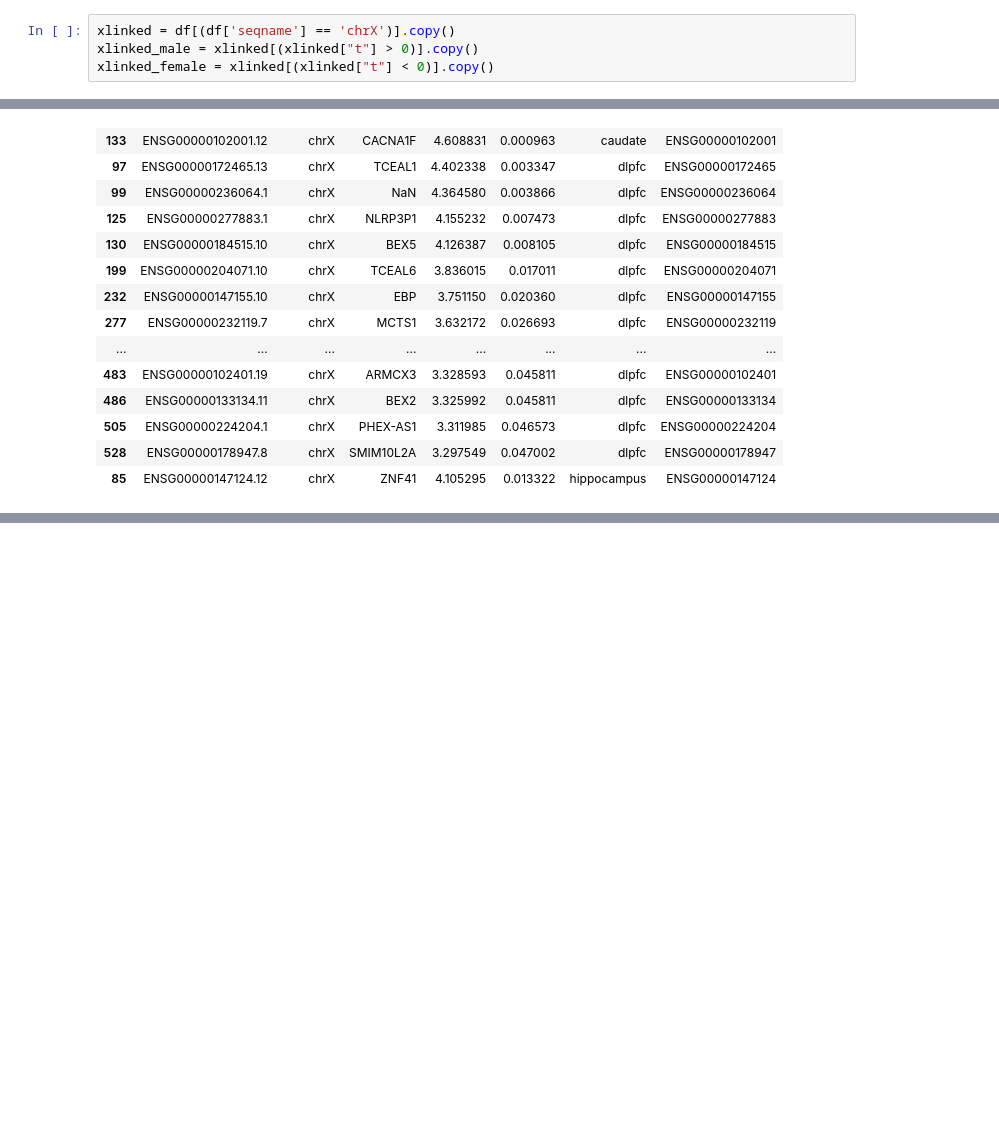
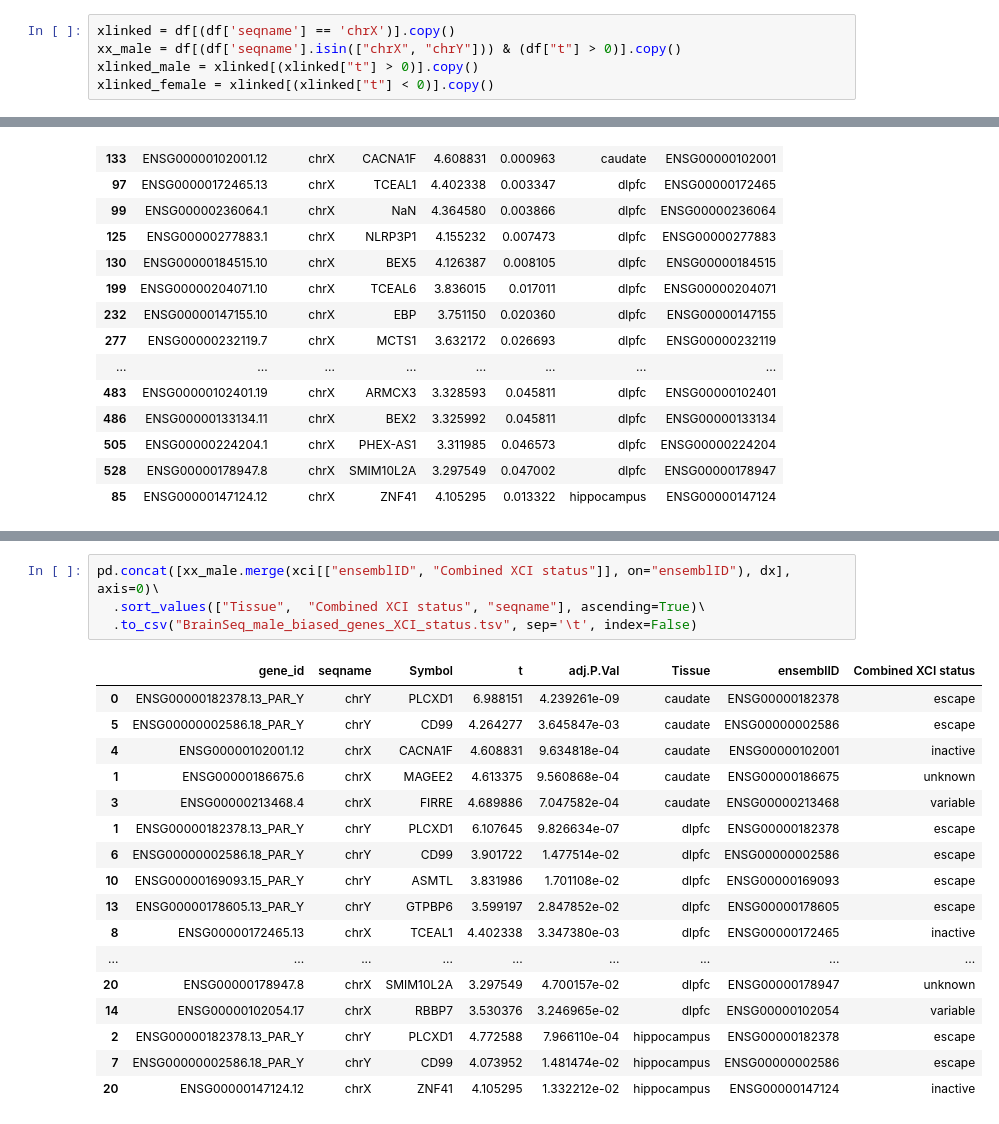
Before and after one commit to LieberInstitute/sex_differences_sz, a Jupyter notebook: xci_dosage_analysis/xci_enrichment/xlinked_male_bias/_h/main.ipynb, the cells around one changed output, grey strips where cells are left out. Saved outputs shown, nothing was run; the diff lists cells and outputs as text; blank space fills up the shorter version.

```diff
--- a/xci_dosage_analysis/xci_enrichment/xlinked_male_bias/_h/main.ipynb
+++ b/xci_dosage_analysis/xci_enrichment/xlinked_male_bias/_h/main.ipynb
@@ -51,6 +51,7 @@ tt[(tt['t'] > 0)]
 #### Escaped genes are also located on the PAR regions of the Y chromosome.
 # %%
 xlinked = df[(df['seqname'] == 'chrX')].copy()
+xx_male = df[(df['seqname'].isin(["chrX", "chrY"])) & (df["t"] > 0)].copy()
 xlinked_male = xlinked[(xlinked["t"] > 0)].copy()
 xlinked_female = xlinked[(xlinked["t"] < 0)].copy()
 # %%
@@ -118,0 +126,22 @@ xlinked_male.merge(xci[["ensemblID", "Combined XCI status"]], on="ensemblID")
+# %%
+pd.concat([xx_male.merge(xci[["ensemblID", "Combined XCI status"]], on="ensemblID"), dx], axis=0)\
+  .sort_values(["Tissue",  "Combined XCI status", "seqname"], ascending=True)\
+  .to_csv("BrainSeq_male_biased_genes_XCI_status.tsv", sep='\t', index=False)
+# %% [output]
+|  | gene_id | seqname | Symbol | t | adj.P.Val | Tissue | ensemblID | Combined XCI status |
+| 0 | ENSG00000182378.13_PAR_Y | chrY | PLCXD1 | 6.988151 | 4.239261e-09 | caudate | ENSG00000182378 | escape |
+| 5 | ENSG00000002586.18_PAR_Y | chrY | CD99 | 4.264277 | 3.645847e-03 | caudate | ENSG00000002586 | escape |
+| 4 | ENSG00000102001.12 | chrX | CACNA1F | 4.608831 | 9.634818e-04 | caudate | ENSG00000102001 | inactive |
+| 1 | ENSG00000186675.6 | chrX | MAGEE2 | 4.613375 | 9.560868e-04 | caudate | ENSG00000186675 | unknown |
+| 3 | ENSG00000213468.4 | chrX | FIRRE | 4.689886 | 7.047582e-04 | caudate | ENSG00000213468 | variable |
+| 1 | ENSG00000182378.13_PAR_Y | chrY | PLCXD1 | 6.107645 | 9.826634e-07 | dlpfc | ENSG00000182378 | escape |
+| 6 | ENSG00000002586.18_PAR_Y | chrY | CD99 | 3.901722 | 1.477514e-02 | dlpfc | ENSG00000002586 | escape |
+| 10 | ENSG00000169093.15_PAR_Y | chrY | ASMTL | 3.831986 | 1.701108e-02 | dlpfc | ENSG00000169093 | escape |
+| 13 | ENSG00000178605.13_PAR_Y | chrY | GTPBP6 | 3.599197 | 2.847852e-02 | dlpfc | ENSG00000178605 | escape |
+| 8 | ENSG00000172465.13 | chrX | TCEAL1 | 4.402338 | 3.347380e-03 | dlpfc | ENSG00000172465 | inactive |
+| ... | ... | ... | ... | ... | ... | ... | ... | ... |
+| 20 | ENSG00000178947.8 | chrX | SMIM10L2A | 3.297549 | 4.700157e-02 | dlpfc | ENSG00000178947 | unknown |
+| 14 | ENSG00000102054.17 | chrX | RBBP7 | 3.530376 | 3.246965e-02 | dlpfc | ENSG00000102054 | variable |
+| 2 | ENSG00000182378.13_PAR_Y | chrY | PLCXD1 | 4.772588 | 7.966110e-04 | hippocampus | ENSG00000182378 | escape |
+| 7 | ENSG00000002586.18_PAR_Y | chrY | CD99 | 4.073952 | 1.481474e-02 | hippocampus | ENSG00000002586 | escape |
+| 20 | ENSG00000147124.12 | chrX | ZNF41 | 4.105295 | 1.332212e-02 | hippocampus | ENSG00000147124 | inactive |
```
Also changed, not shown: parts of 2 cells of this notebook, 4 other files.
